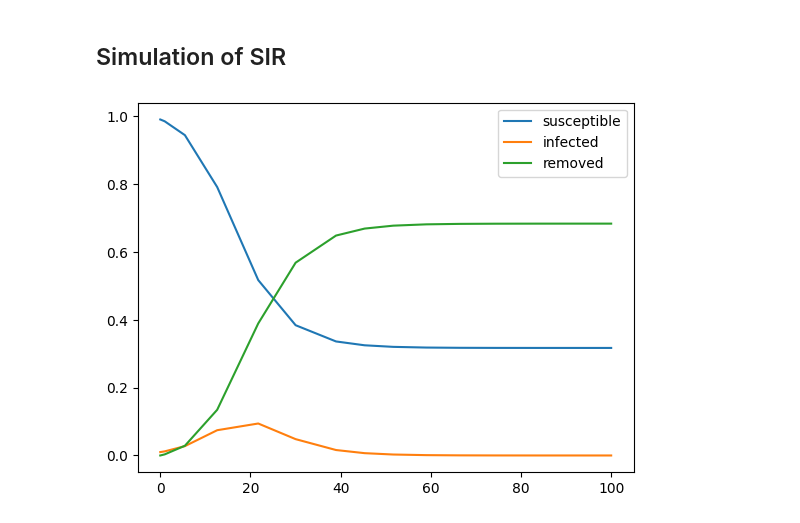
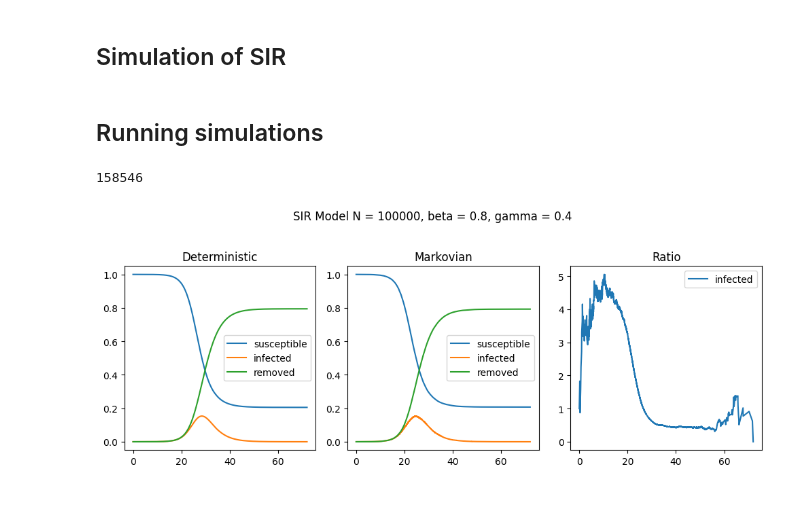
Before and after one commit to Vinschers/queueing-theory, a Jupyter notebook: Project1_DUTRA_VICENTIN.ipynb, the cells around one changed output. Cells and saved outputs as stored; diff of their text form; code cells hidden in the pictures.

Commit message:
Start simulations on markov and deterministic models

```diff
--- a/Project1_DUTRA_VICENTIN.ipynb
+++ b/Project1_DUTRA_VICENTIN.ipynb
@@ -91,19 +78,54 @@ def create_system(beta, gamma):
 
     return system
 # %%
-def SIR(N, t_span, beta, gamma):
+def SIR(N, t_eval, beta, gamma):
     system = create_system(beta, gamma)
     y0 = [1-1/N, 1/N, 0]
 
-    sol = solve_ivp(system, t_span, y0)
+    sol = solve_ivp(system, (0, t_eval[-1]), y0, t_eval=t_eval)
 
-    return sol.t, sol.y[0], sol.y[1], sol.y[2]
+    return sol.y[0], sol.y[1], sol.y[2], sol.t
-# %%
-t, s, i, r = SIR(100, (0,100), 0.5,0.3)
-plt.plot(t, s, label='susceptible')
-plt.plot(t, i, label='infected')
-plt.plot(t, r, label='removed')
-plt.legend()
-plt.show()
-# %% [output]
-[figure, removed]
+# %% [markdown]
+## Running simulations
+# %%
+beta = 0.8
+gamma = 0.4
+T_max = 100_0000
+N = 100_000
+# %%
+x_markov, t_markov = markov_sir(N, beta, gamma, T_max)
+x_markov = x_markov / N
+
+s_markov, i_markov, r_markov = x_markov[:, 0], x_markov[:, 1], x_markov[:, 2]
+print(t_markov.size)
+# %% [output]
+158546
+# %%
+s_sir, i_sir, r_sir, t_sir = SIR(N, t_markov, beta, gamma)
+# %%
+fig, axs = plt.subplots(1, 3, figsize=(10, 4))
+
+axs[0].plot(t_sir, s_sir, label='susceptible')
+axs[0].plot(t_sir, i_sir, label='infected')
+axs[0].plot(t_sir, r_sir, label='removed')
+axs[0].set_title('Deterministic')
+axs[0].legend()
+
+axs[1].plot(t_markov, s_markov, label='susceptible')
+axs[1].plot(t_markov, i_markov, label='infected')
+axs[1].plot(t_markov, r_markov, label='removed')
+axs[1].set_title('Markovian')
+axs[1].legend()
+
+# axs[2].plot(t_markov, s_markov/s_sir, label='susceptible')
+axs[2].plot(t_markov, i_markov/i_sir, label='infected')
+# axs[2].plot(t_markov, r_markov/r_sir, label='removed')
+axs[2].set_title('Ratio')
+axs[2].legend()
+
+fig.suptitle(f'SIR Model {N = }, {beta = }, {gamma = }')
+
+plt.tight_layout(rect=[0, 0, 1, 0.95])
+plt.show()
+# %% [output]
+[figure, added]
```
Also changed, not shown: parts of 3 cells of this notebook.
